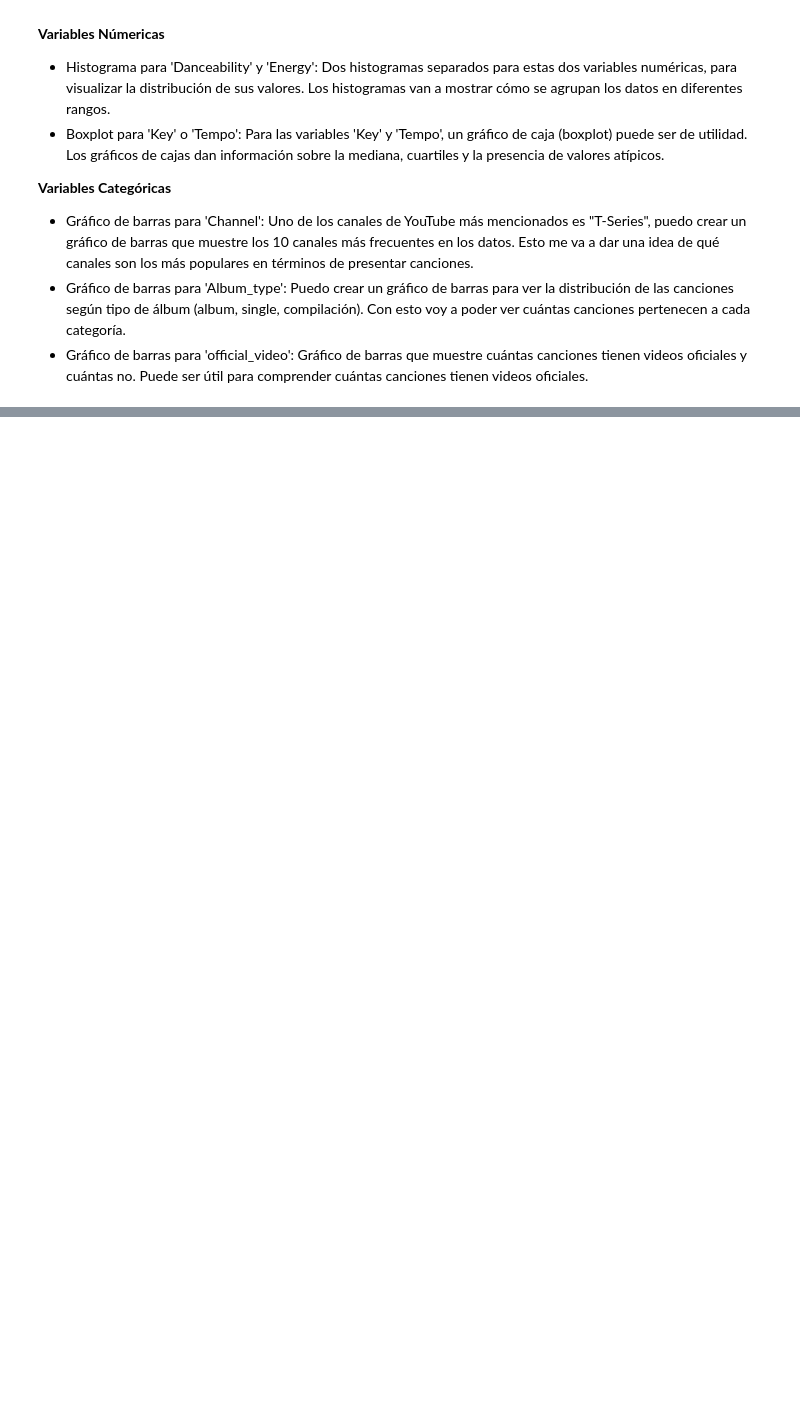
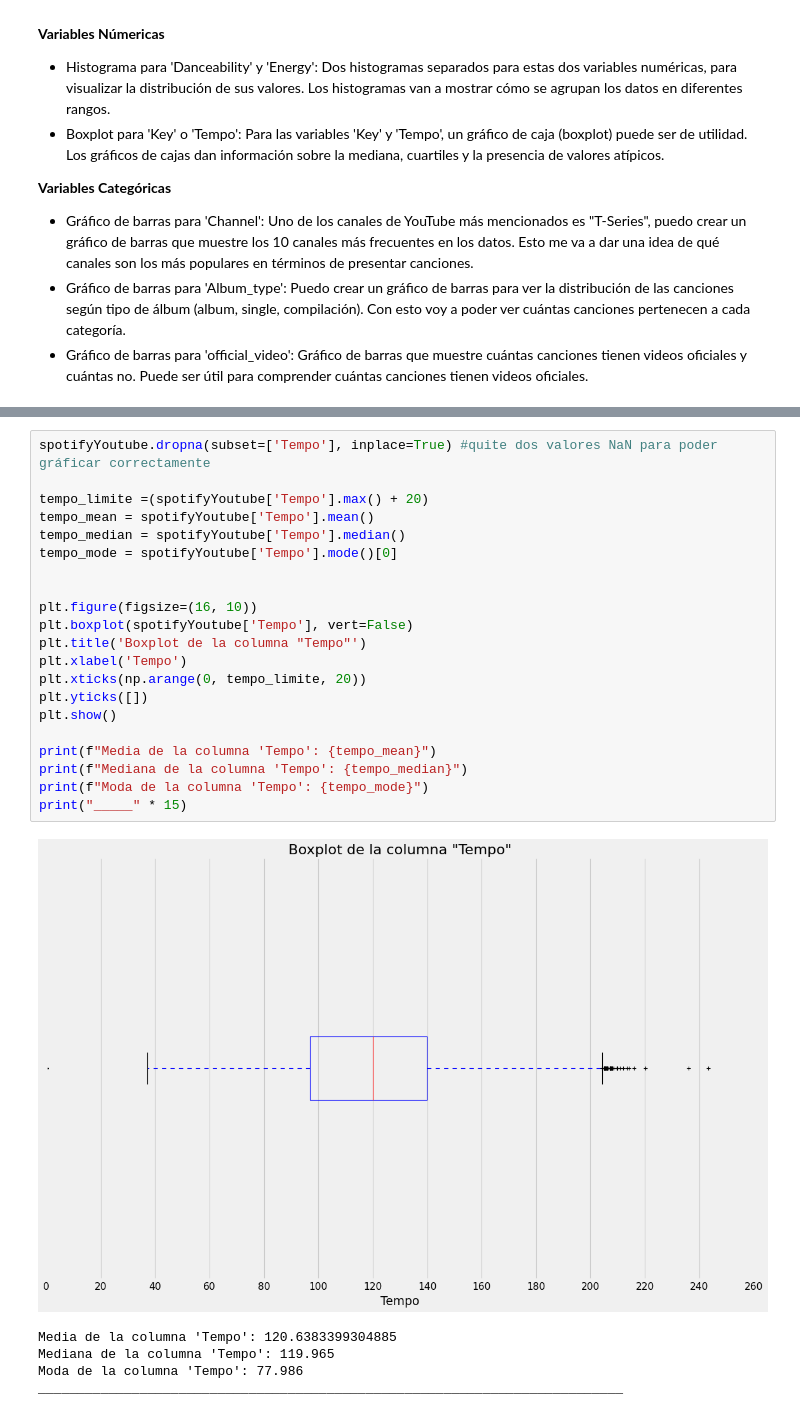
Before and after one commit to emanuelbe1/ciencia_de_datos_repasos, a Jupyter notebook: Coderhouse/visualizacionesPython/visualizacionBenitez.ipynb, the cells around one changed output, grey strips where cells are left out. Drawn from its saved outputs; the diff is of its cells as text; blank space fills up the shorter version.

```diff
--- a/Coderhouse/visualizacionesPython/visualizacionBenitez.ipynb
+++ b/Coderhouse/visualizacionesPython/visualizacionBenitez.ipynb
@@ -199,0 +275,27 @@ Número de valores únicos en la columna 'official_video': 2
+# %%
+spotifyYoutube.dropna(subset=['Tempo'], inplace=True) #quite dos valores NaN para poder gráficar correctamente
+
+tempo_limite =(spotifyYoutube['Tempo'].max() + 20)
+tempo_mean = spotifyYoutube['Tempo'].mean()
+tempo_median = spotifyYoutube['Tempo'].median()
+tempo_mode = spotifyYoutube['Tempo'].mode()[0]
+
+
+plt.figure(figsize=(16, 10))
+plt.boxplot(spotifyYoutube['Tempo'], vert=False)
+plt.title('Boxplot de la columna "Tempo"')
+plt.xlabel('Tempo')
+plt.xticks(np.arange(0, tempo_limite, 20))
+plt.yticks([])
+plt.show()
+
+print(f"Media de la columna 'Tempo': {tempo_mean}")
+print(f"Mediana de la columna 'Tempo': {tempo_median}")
+print(f"Moda de la columna 'Tempo': {tempo_mode}")
+print("_____" * 15)
+# %% [output]
+[figure, added]
+Media de la columna 'Tempo': 120.6383399304885
+Mediana de la columna 'Tempo': 119.965
+Moda de la columna 'Tempo': 77.986
+___________________________________________________________________________
```
Also changed, not shown: parts of 17 cells of this notebook.
